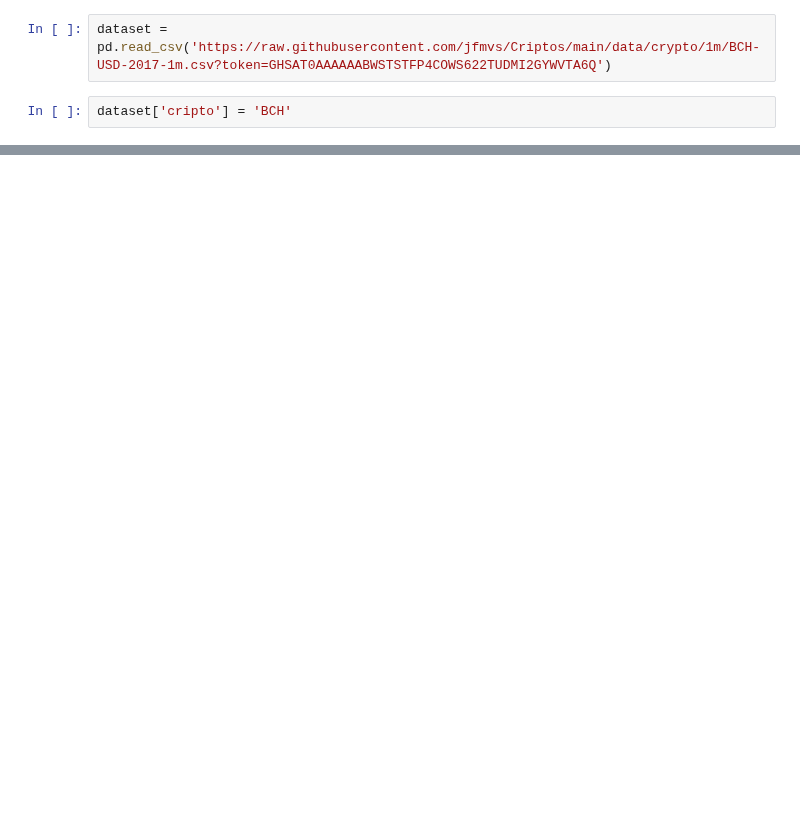
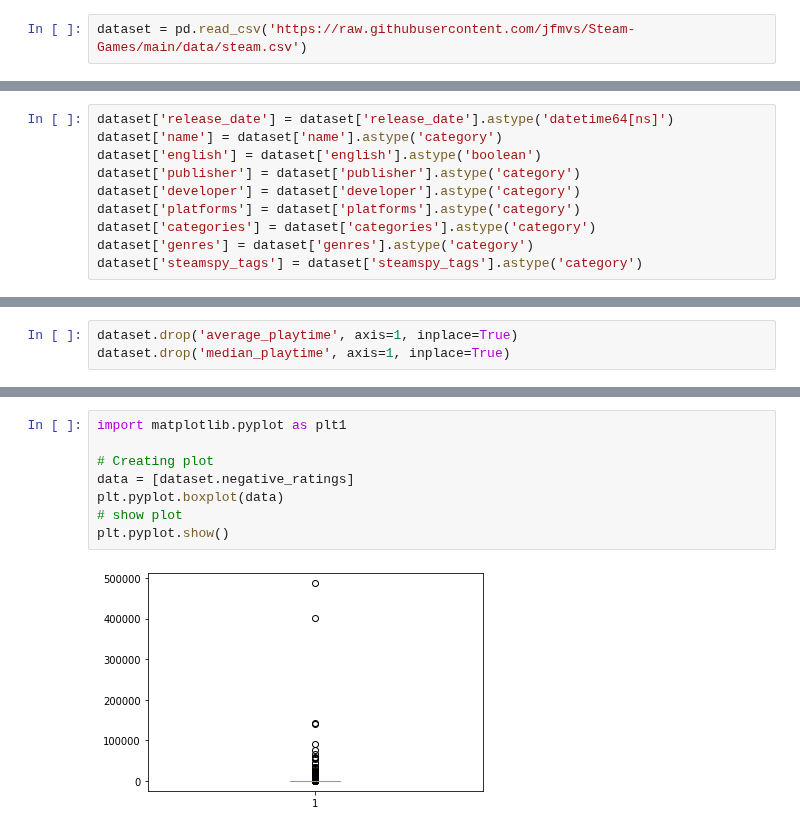
Before and after one commit to jfmvs/Data-Science-2022.1, a Jupyter notebook: Steam_Games.ipynb, the cells around one changed output, grey strips where cells are left out. Saved outputs shown, nothing was run; the diff lists cells and outputs as text; blank space fills up the shorter version.

```diff
--- a/Steam_Games.ipynb
+++ b/Steam_Games.ipynb
@@ -6,4 +9,2 @@ import matplotlib as mat
 # %%
-dataset = pd.read_csv('https://raw.githubusercontent.com/jfmvs/Criptos/main/data/crypto/1m/BCH-USD-2017-1m.csv?token=GHSAT0AAAAAABWSTSTFP4COWS622TUDMI2GYWVTA6Q')
+dataset = pd.read_csv('https://raw.githubusercontent.com/jfmvs/Steam-Games/main/data/steam.csv')
-# %%
-dataset['cripto'] = 'BCH'
@@ -9,0 +46,10 @@ dataset['cripto'] = 'BCH'
+# %%
+dataset['release_date'] = dataset['release_date'].astype('datetime64[ns]')
+dataset['name'] = dataset['name'].astype('category')
+dataset['english'] = dataset['english'].astype('boolean')
+dataset['publisher'] = dataset['publisher'].astype('category')
+dataset['developer'] = dataset['developer'].astype('category')
+dataset['platforms'] = dataset['platforms'].astype('category')
+dataset['categories'] = dataset['categories'].astype('category')
+dataset['genres'] = dataset['genres'].astype('category')
+dataset['steamspy_tags'] = dataset['steamspy_tags'].astype('category')
@@ -9,0 +97,3 @@ dataset['cripto'] = 'BCH'
+# %%
+dataset.drop('average_playtime', axis=1, inplace=True)
+dataset.drop('median_playtime', axis=1, inplace=True)
@@ -9,0 +114,10 @@ dataset['cripto'] = 'BCH'
+# %%
+import matplotlib.pyplot as plt1
+
+# Creating plot
+data = [dataset.negative_ratings]
+plt.pyplot.boxplot(data)
+# show plot
+plt.pyplot.show()
+# %% [output]
+[figure, added]
```
Also changed, not shown: parts of 46 cells of this notebook.
